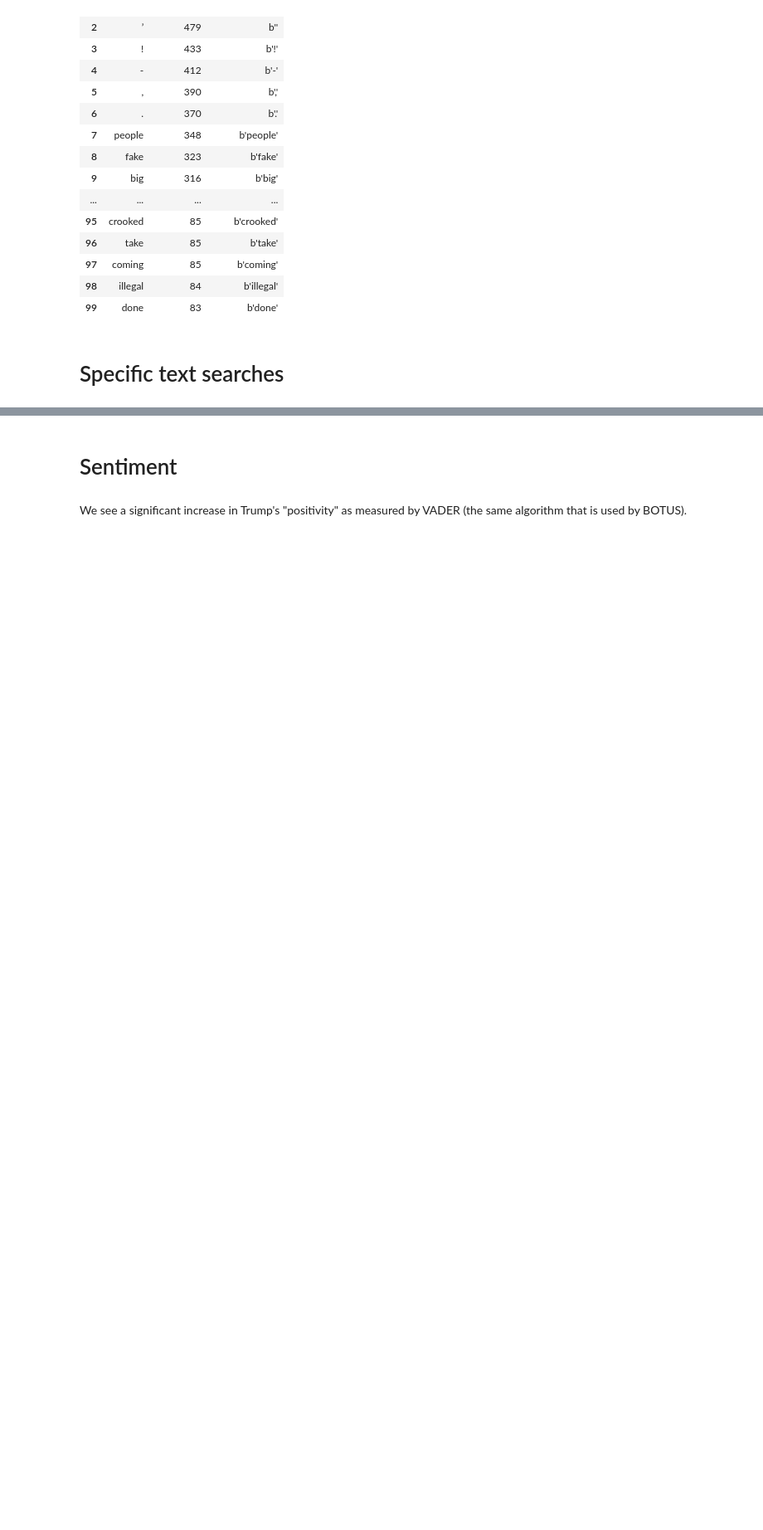
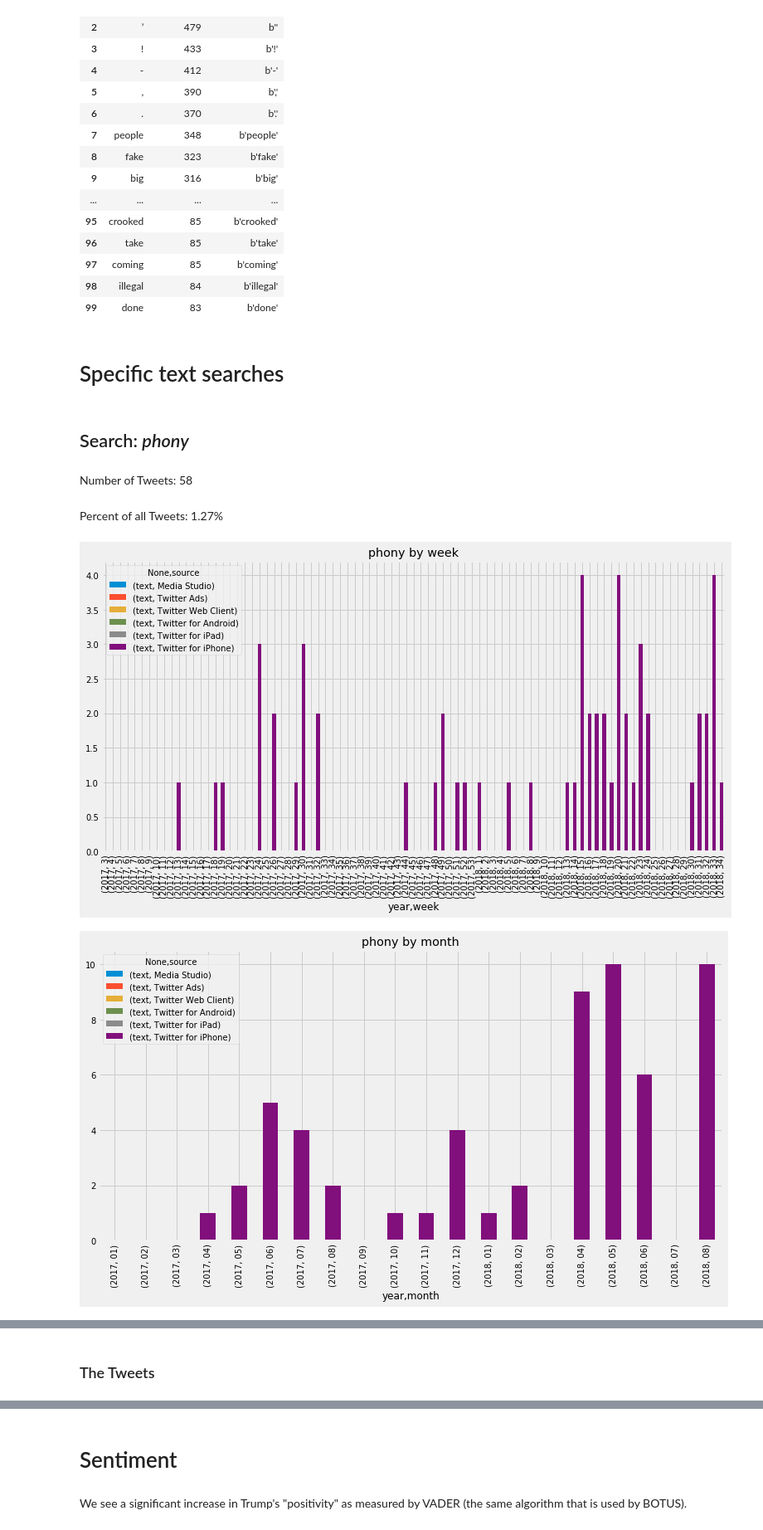
Before and after one commit to nprapps/trump-tweet-analysis, a Jupyter notebook: trump-tweets.ipynb, the cells around one changed output, grey strips where cells are left out. Shown at 83% size. Drawn from its saved outputs; the diff is of its cells as text; code cells hidden in the pictures; blank space fills up the shorter version.

```diff
--- a/trump-tweets.ipynb
+++ b/trump-tweets.ipynb
@@ -383,3 +383,13 @@ def analyzeText(search):
     for i, row in filtered.iterrows():
         display(Markdown('[{0}](https://twitter.com/realDonaldTrump/status/{2}): {1}'.format(row['human_date'], row['text'], row['id'])))
     display(Markdown('---'))
+# %%
+searches = [ 'phony', 'fake', 'fake news' ]
+for search in searches:
+    analyzeText(search)
+# %% [output]
+## Search: _phony_
+Number of Tweets: 58
+Percent of all Tweets: 1.27%
+[figure, added]
+[figure, added]
@@ -385,0 +397 @@ def analyzeText(search):
+### The Tweets
```
Also changed, not shown: parts of 14 cells of this notebook, 12 other files.
